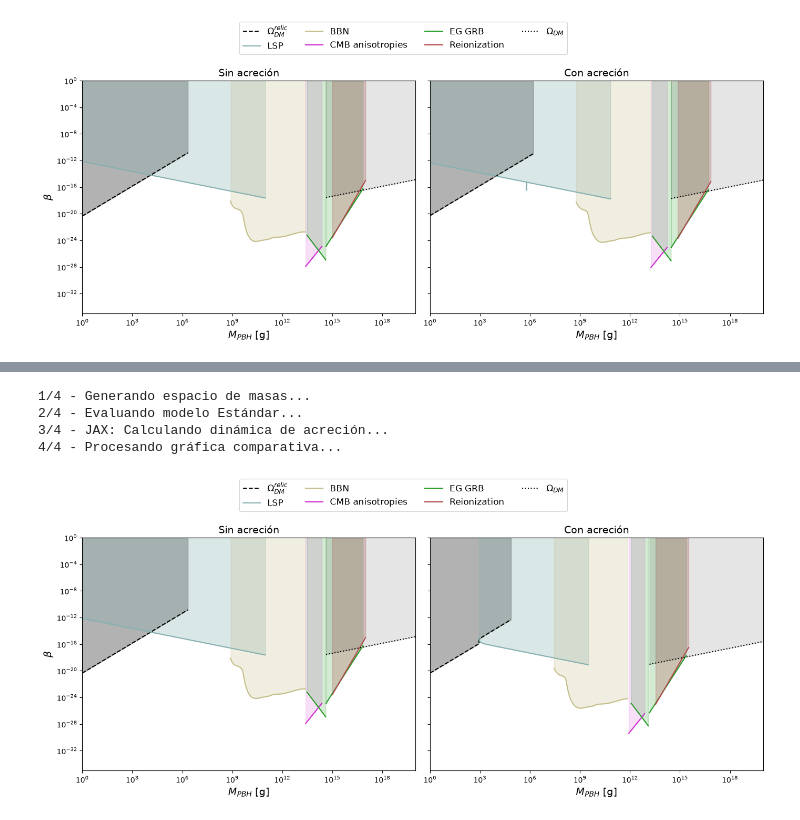
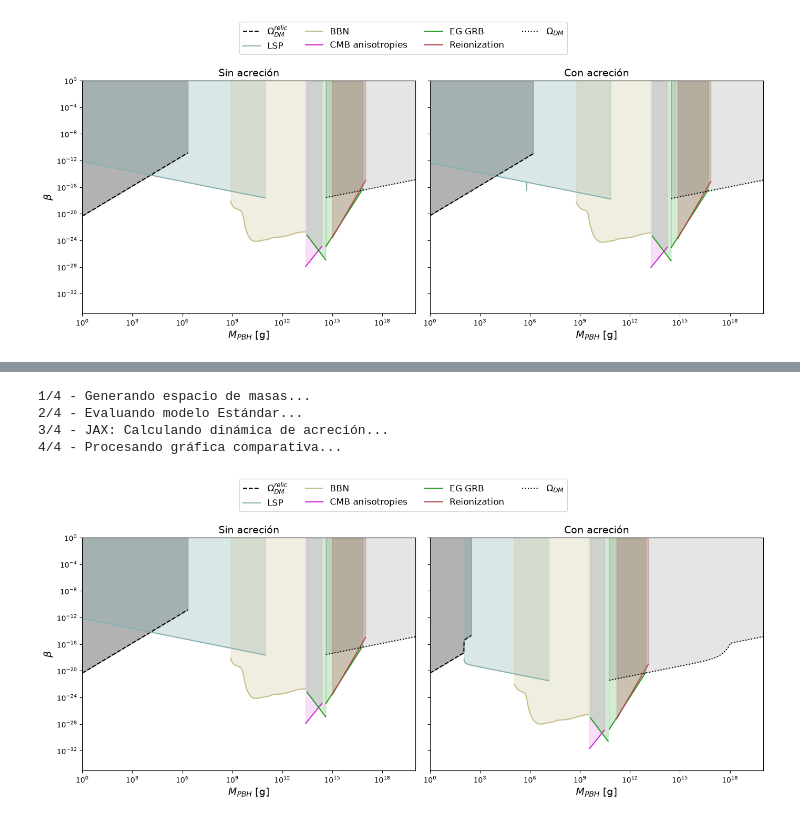
Before and after one commit to Baitzadust/pbh-beta, a Jupyter notebook: PBHBeta/pruebaacrecion.ipynb, the cells around one changed output, grey strips where cells are left out. Saved outputs shown, nothing was run; the diff lists cells and outputs as text; code cells hidden in the pictures.

```diff
--- a/PBHBeta/pruebaacrecion.ipynb
+++ b/PBHBeta/pruebaacrecion.ipynb
@@ -1121,7 +1155,7 @@ def graficar_comparativa_espectros():
     print("1/4 - Generando espacio de masas...")
     M_tot = fn_orig.put_M_array(1.0, 1e20)
     omega = 1.0/3.0 # Reheating dominado por materia
-    N = 30
+    N = 26.50
     a = 0.9
     # ---------------------------------------------------------
     # 1. CÁLCULO DEL MODELO ESTÁNDAR (SBB)
@@ -1203,31 +1237,31 @@ def graficar_comparativa_espectros():
     # --- FORMATO DE EJES ---
     for ax in [ax1, ax2]:
         ax.set_xscale('log')
         ax.set_yscale('log')
         ax.set_xlabel(r'$M_{PBH}$ [g]', fontsize=14)
         ax.set_xlim(1e0, 1e20)
         ax.set_ylim(1e-30, 1e0)
 
     ax1.set_ylabel(r'$\beta$', fontsize=14)
 
     # --- LEYENDA GLOBAL (Centrada arriba) ---
     # Extraemos las etiquetas de ax1 para no duplicarlas
     handles, labels = ax1.get_legend_handles_labels()
 
     fig.legend(handles, labels, loc='upper center', bbox_to_anchor=(0.5, 1.05),
                ncol=4, fontsize=12, frameon=True)
     plt.ylim(1e-35,0)
     plt.tight_layout()
     # Ajustamos para dejarle espacio a la leyenda global arriba
     fig.subplots_adjust(top=0.85)
 
     plt.show()
 
 if __name__ == "__main__":
     graficar_comparativa_espectros()
 # %% [output]
 1/4 - Generando espacio de masas...
 2/4 - Evaluando modelo Estándar...
 3/4 - JAX: Calculando dinámica de acreción...
 4/4 - Procesando gráfica comparativa...
-[figure, old version]
+[figure, new version]
```
Also changed, not shown: parts of 10 cells of this notebook, 1 other file.
